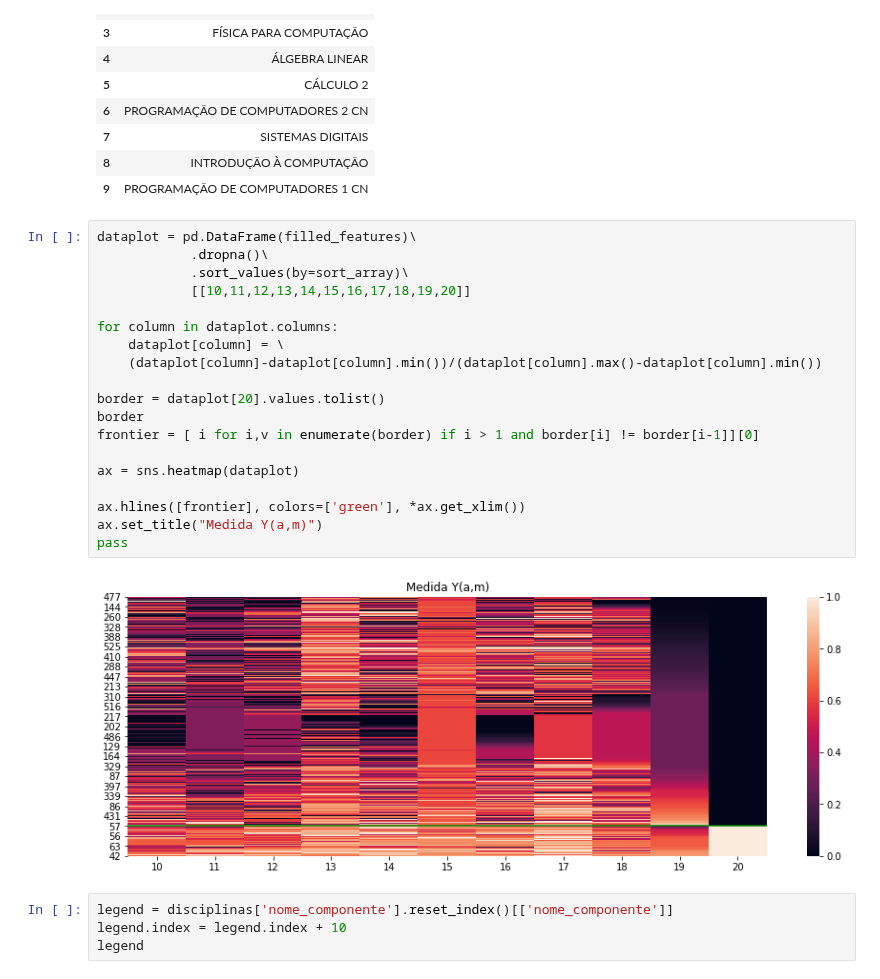
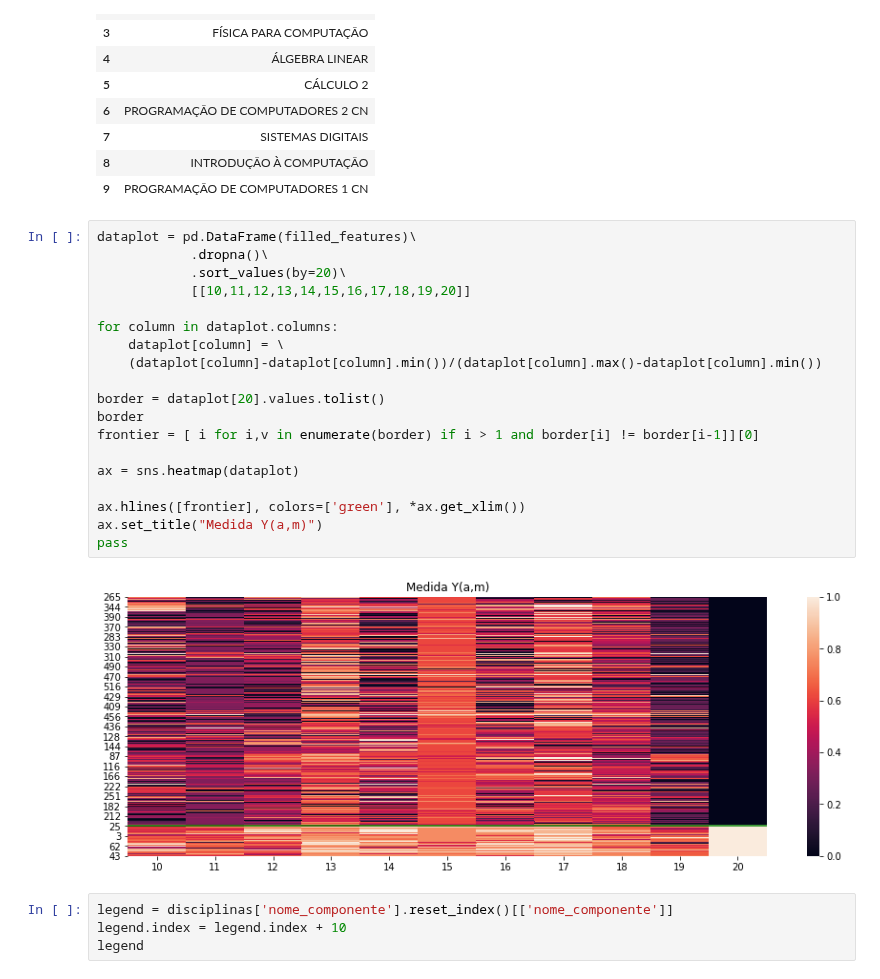
Before and after one commit to luanagbmartins/inteligencia-artificial, a Jupyter notebook: Testes/preprocessamento_corrigido.ipynb, the cells around one changed output. Saved outputs shown, nothing was run; the diff lists cells and outputs as text.

```diff
--- a/Testes/preprocessamento_corrigido.ipynb
+++ b/Testes/preprocessamento_corrigido.ipynb
@@ -659,24 +620,24 @@ disciplinas['nome_componente'].reset_index()[['nome_componente']]
 # %%
 dataplot = pd.DataFrame(filled_features)\
             .dropna()\
-            .sort_values(by=sort_array)\
+            .sort_values(by=20)\
             [[10,11,12,13,14,15,16,17,18,19,20]]
 
 for column in dataplot.columns:
     dataplot[column] = \
     (dataplot[column]-dataplot[column].min())/(dataplot[column].max()-dataplot[column].min())
 
 border = dataplot[20].values.tolist()
 border
 frontier = [ i for i,v in enumerate(border) if i > 1 and border[i] != border[i-1]][0]
 
 ax = sns.heatmap(dataplot)
 
 ax.hlines([frontier], colors=['green'], *ax.get_xlim())
 ax.set_title("Medida Y(a,m)")
 pass
 # %% [output]
-[figure, old version]
+[figure, new version]
 # %%
 legend = disciplinas['nome_componente'].reset_index()[['nome_componente']]
 legend.index = legend.index + 10
```
Also changed, not shown: parts of 53 cells of this notebook, 12 other files.
